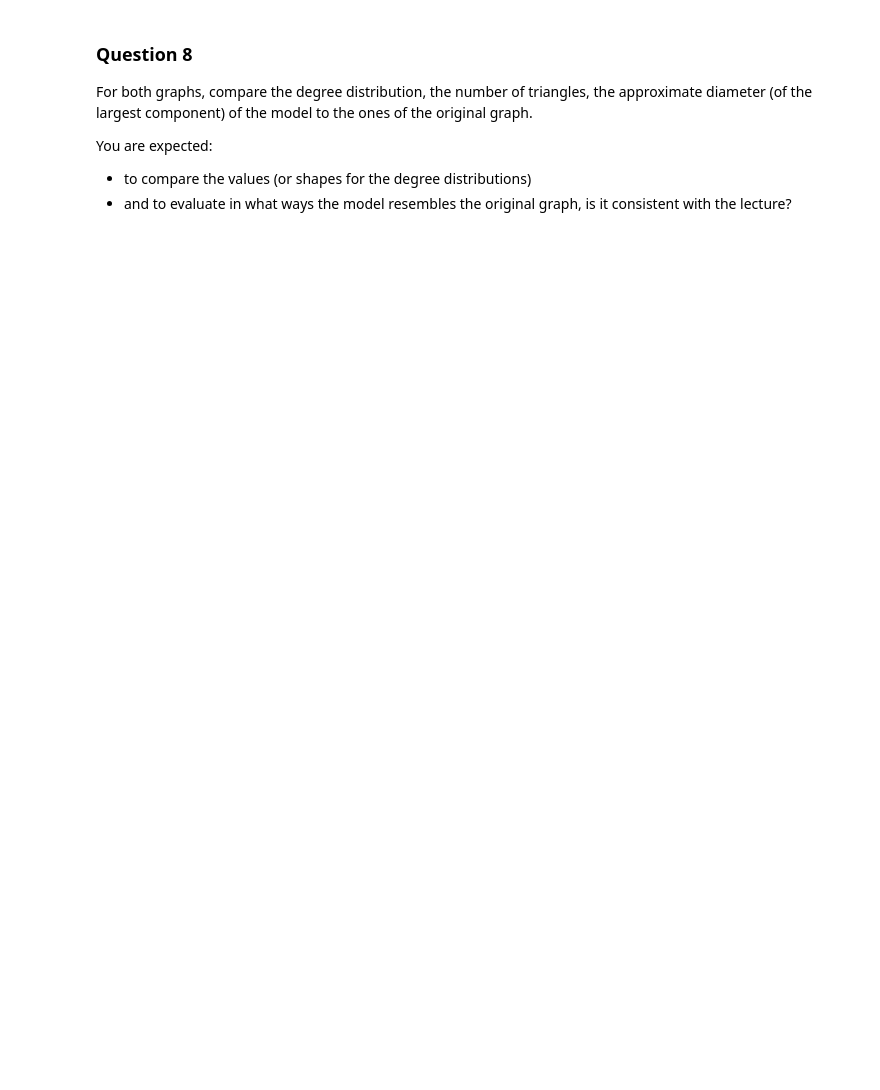
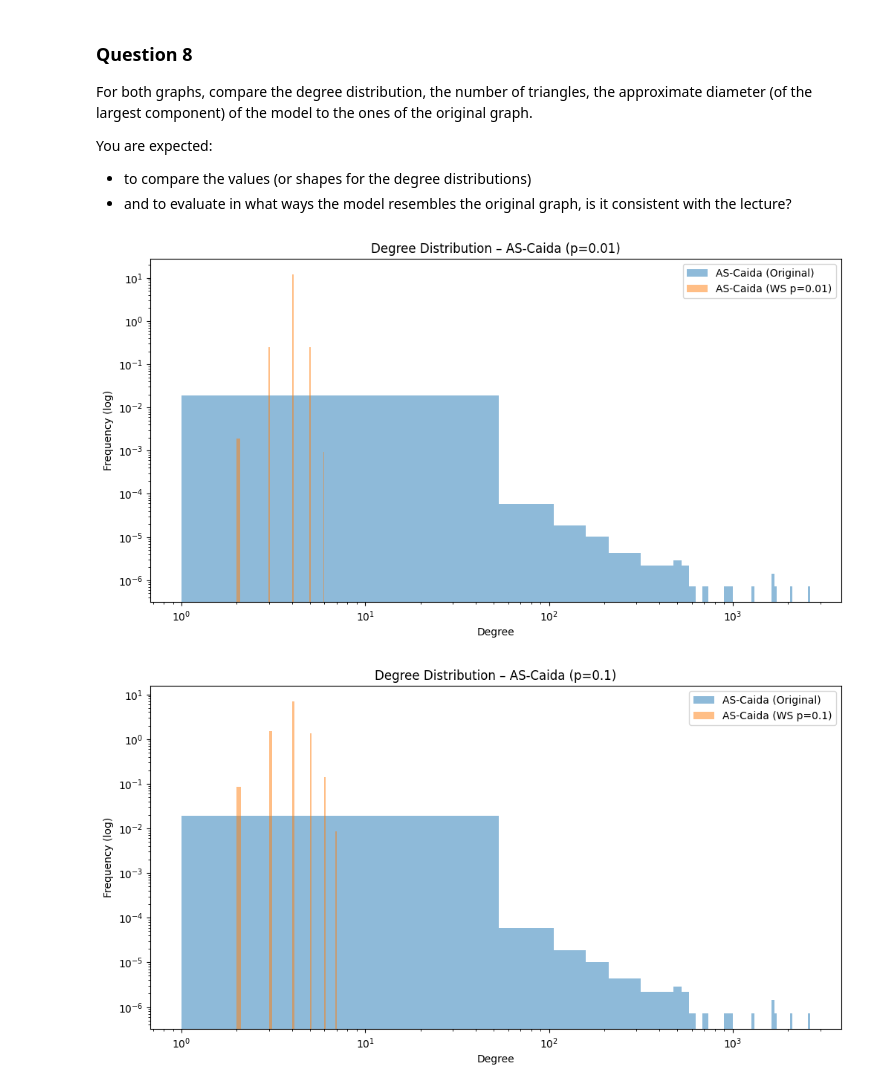
Before and after one commit to Foster-Ellis/GaN-labs, a Jupyter notebook: Lab work 3 TP10/TP10_Students.ipynb, the cells around one changed output. Saved outputs shown, nothing was run; the diff lists cells and outputs as text; code cells hidden in the pictures; blank space fills up the shorter version.

```diff
--- a/Lab work 3 TP10/TP10_Students.ipynb
+++ b/Lab work 3 TP10/TP10_Students.ipynb
@@ -81,3 +519,24 @@ For both graphs, compare the degree distribution, the number of triangles, the a
 You are expected:
 - to compare the values (or shapes for the degree distributions)
 - and to evaluate in what ways the model resembles the original graph, is it consistent with the lecture?
+# %%
+for p, G_ws in G_caida_ws.items():
+    compare_degree_distribution(
+        G_caida,
+        G_ws,
+        "AS-Caida (Original)",
+        f"AS-Caida (WS p={p})",
+        f"Degree Distribution – AS-Caida (p={p})"
+    )
+
+for p, G_ws in G_inet_ws.items():
+    compare_degree_distribution(
+        G_inet,
+        G_ws,
+        "IP-inet (Original)",
+        f"IP-inet (WS p={p})",
+        f"Degree Distribution – IP-inet (p={p})"
+    )
+# %% [output]
+[figure, added]
+[figure, added]
```
Also changed, not shown: parts of 19 cells of this notebook, 4 other files.
